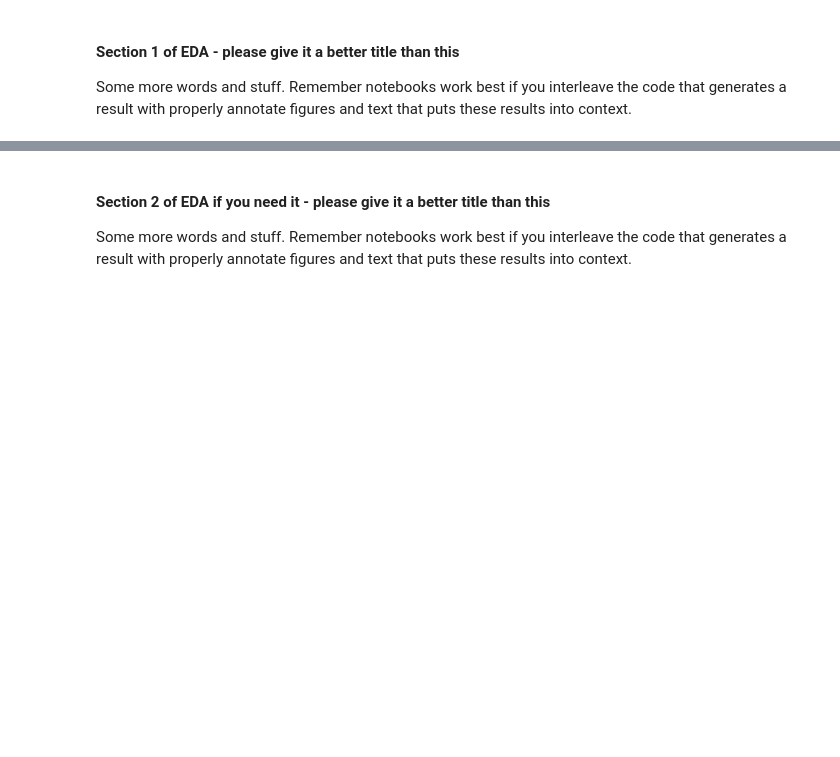
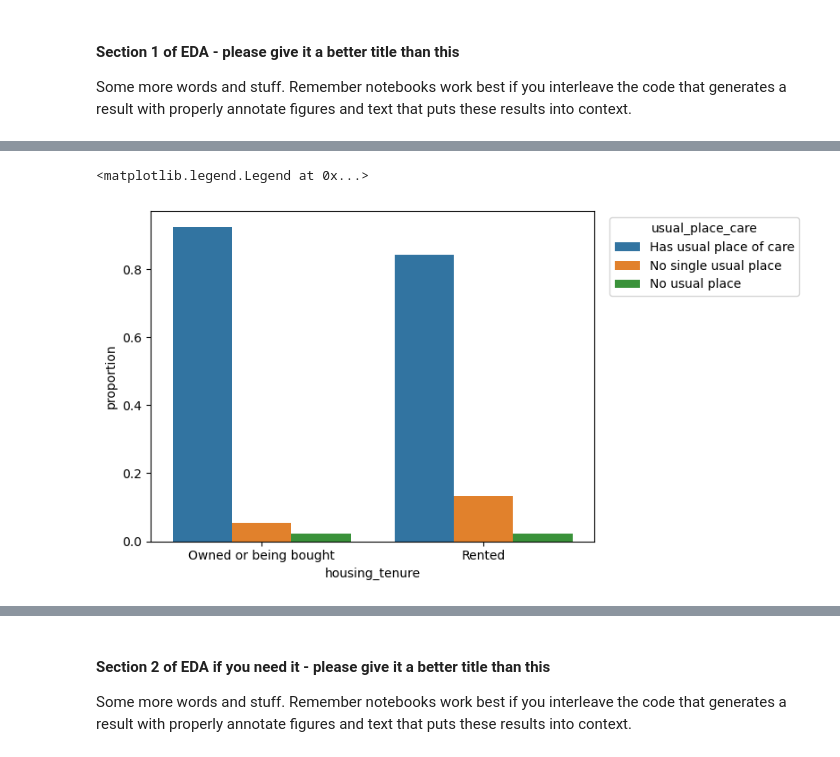
Before and after one commit to COGS108/Group-SP26-079, a Jupyter notebook: 02-EDACheckpoint.ipynb, the cells around one changed output, grey strips where cells are left out. Drawn from its saved outputs; the diff is of its cells as text; code cells hidden in the pictures; blank space fills up the shorter version.

```diff
--- a/02-EDACheckpoint.ipynb
+++ b/02-EDACheckpoint.ipynb
@@ -293,0 +164,10 @@ expected:  [[2.68872350e+01 1.76083087e+04 1.23752037e+03 4.07553878e+02
+# %%
+prop_df=data_drop_other.groupby('housing_tenure').usual_place_care.value_counts(normalize=True).rename('proportion').reset_index()
+tenure_usual_plot=sns.barplot(data=prop_df,x='housing_tenure',y='proportion',hue='usual_place_care')
+tenure_usual_plot.legend(
+    title='usual_place_care',
+    bbox_to_anchor=(1.02, 1)
+)
+# %% [output]
+<matplotlib.legend.Legend at 0x...>
+[figure, added]
```
Also changed, not shown: parts of 10 cells of this notebook.
